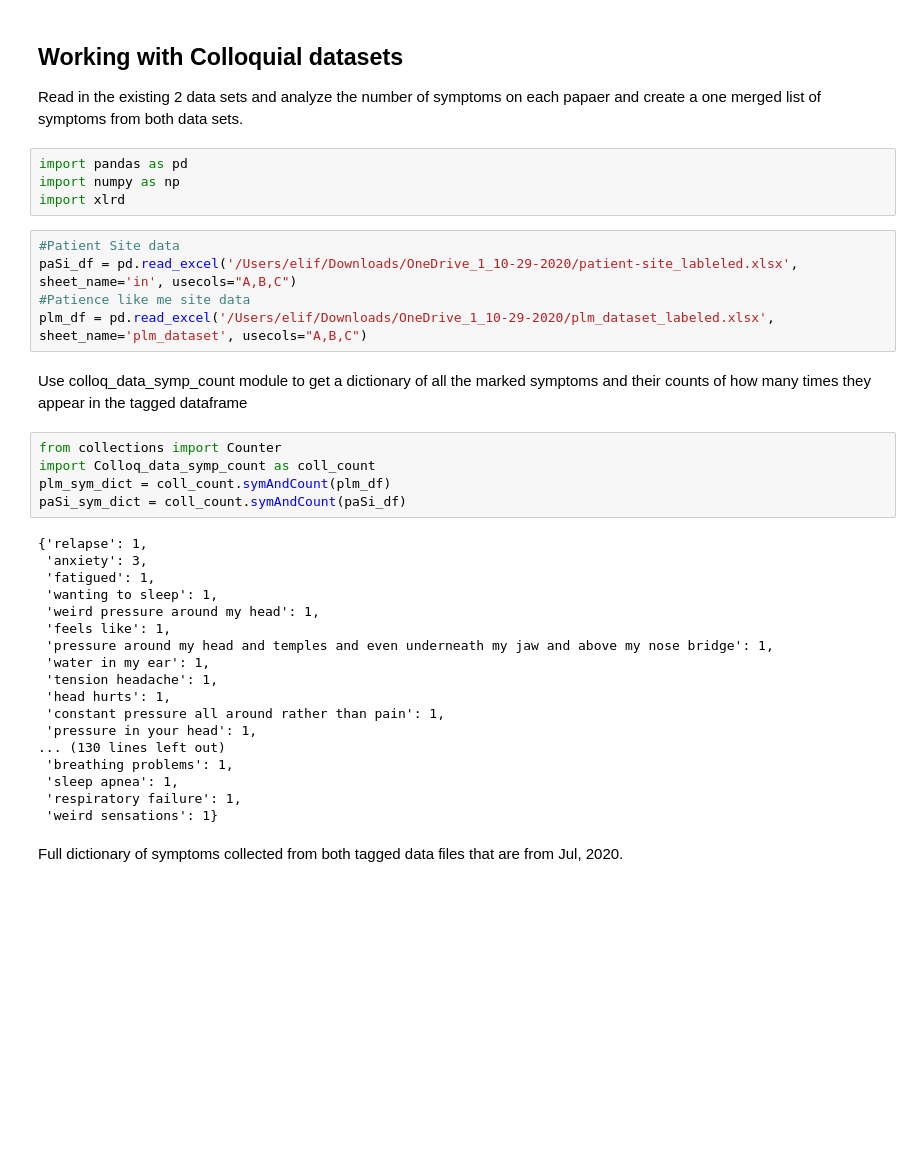
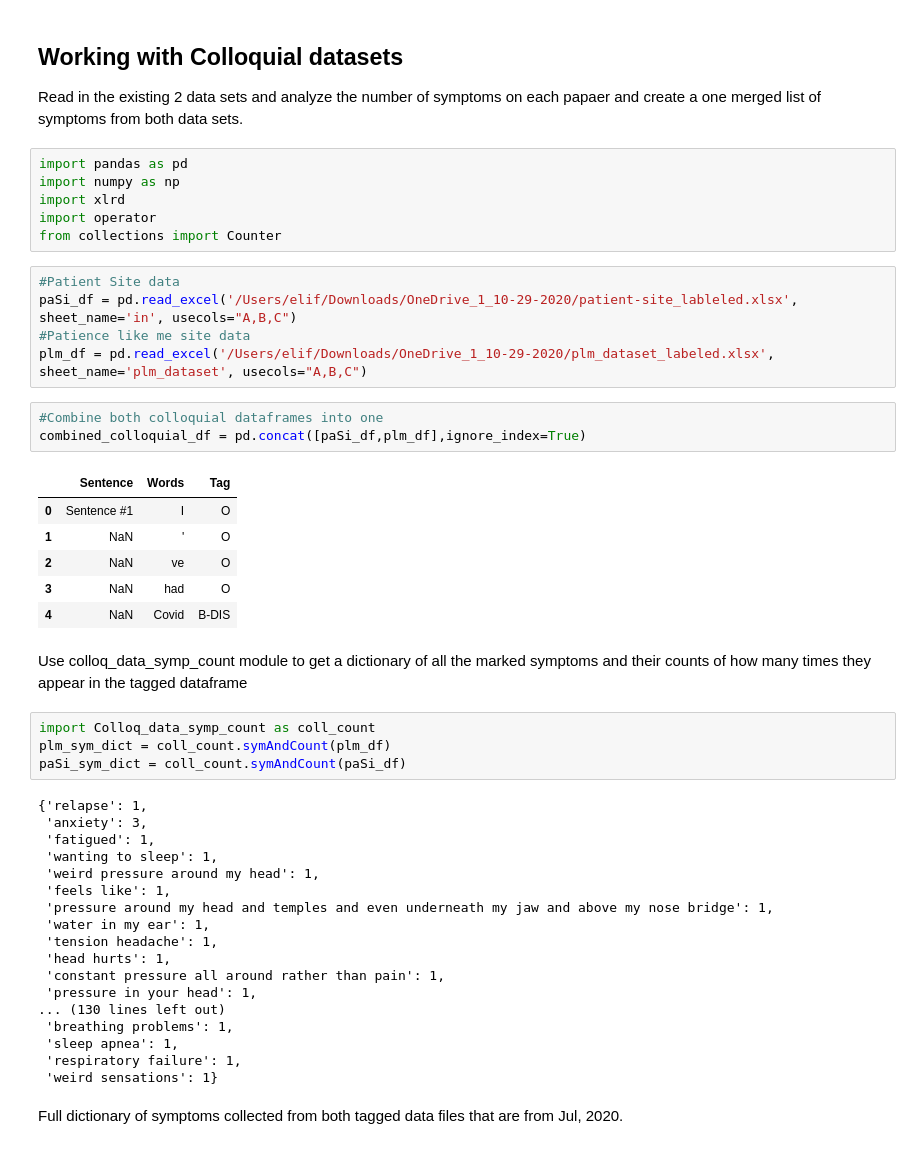
Before and after one commit to elif-tr/Covid19, a Jupyter notebook: Covid19_Colloquial_data.ipynb, the cells around one changed output. Drawn from its saved outputs; the diff is of its cells as text; blank space fills up the shorter version.

```diff
--- a/Covid19_Colloquial_data.ipynb
+++ b/Covid19_Colloquial_data.ipynb
@@ -6,15 +6,26 @@ Read in the existing 2 data sets and analyze the number of symptoms on each papa
 import pandas as pd
 import numpy as np
 import xlrd
+import operator
+from collections import Counter
 # %%
 #Patient Site data
 paSi_df = pd.read_excel('/Users/elif/Downloads/OneDrive_1_10-29-2020/patient-site_lableled.xlsx', sheet_name='in', usecols="A,B,C")
 #Patience like me site data
 plm_df = pd.read_excel('/Users/elif/Downloads/OneDrive_1_10-29-2020/plm_dataset_labeled.xlsx', sheet_name='plm_dataset', usecols="A,B,C")
+# %%
+#Combine both colloquial dataframes into one
+combined_colloquial_df = pd.concat([paSi_df,plm_df],ignore_index=True)
+# %% [output]
+|  | Sentence | Words | Tag |
+| 0 | Sentence #1 | I | O |
+| 1 | NaN | ' | O |
+| 2 | NaN | ve | O |
+| 3 | NaN | had | O |
+| 4 | NaN | Covid | B-DIS |
 # %% [markdown]
 Use colloq_data_symp_count module to get a dictionary of all the marked symptoms and their counts of how many times they appear in the  tagged dataframe
 # %%
-from collections import Counter
 import Colloq_data_symp_count as coll_count
 plm_sym_dict = coll_count.symAndCount(plm_df)
 paSi_sym_dict = coll_count.symAndCount(paSi_df)
```
Also changed, not shown: parts of 10 cells of this notebook, 2 other files.
